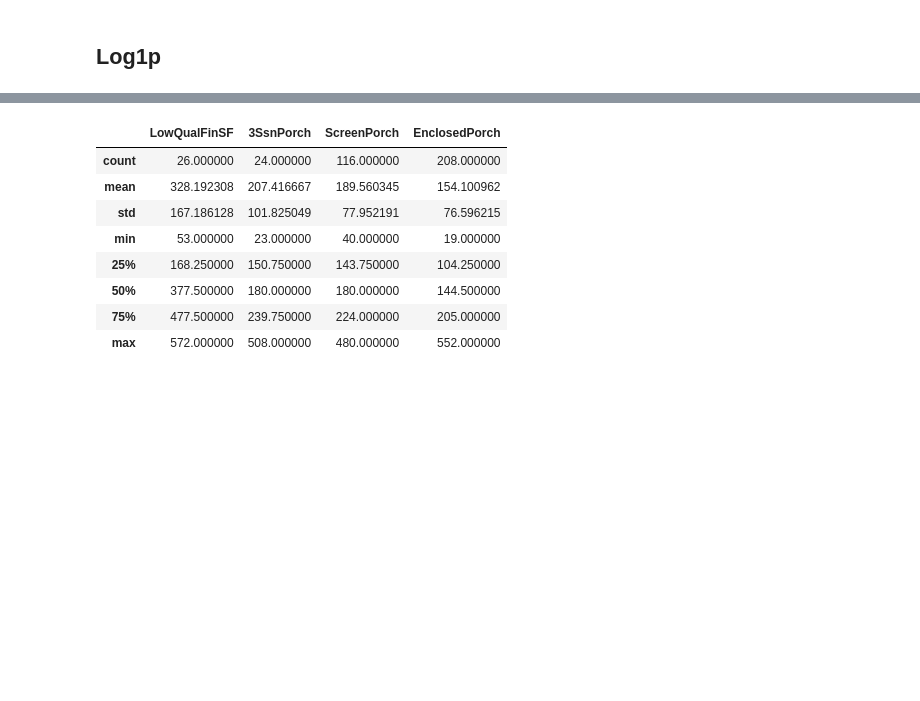
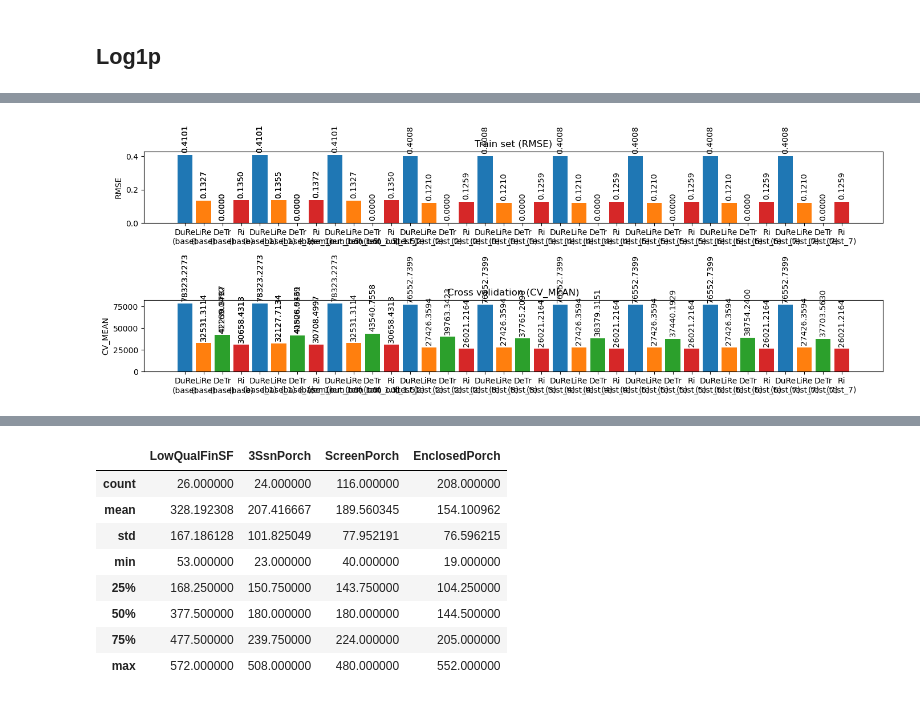
Before and after one commit to javrudsky/machine_learning, a Jupyter notebook: kaggle/housing/housing_v1.ipynb, the cells around one changed output, grey strips where cells are left out. Cells and saved outputs as stored; diff of their text form; code cells hidden in the pictures; blank space fills up the shorter version.

```diff
--- a/kaggle/housing/housing_v1.ipynb
+++ b/kaggle/housing/housing_v1.ipynb
@@ -37,6 +50,7 @@ g_random_state = 0
 g_test_size = 0.2  # Proportion of the dataset to include in the test split
 g_max_ohe_cardinality = 18  # Maximum unique values for one-hot encoding
 g_df_scores = pd.DataFrame() #  DataFrame to store scores
+g_lbl_cnt = 0
 # %% [markdown]
 ## Category fields
 # %%
@@ -983,0 +1089,77 @@ New shape (1391, 81)
+# %%
+key_num = g_col_split_dic["key_num"]
+feat_count = g_col_split_dic["feat_count"]
+
+g_lbl_cnt+=1
+print("Current Label:", g_lbl_cnt)
+run_label = "test_" + str(g_lbl_cnt)
+
+
+outl = ["LotFrontage", "BsmtFinSF1", "BsmtUnfSF", "TotalBsmtSF", "1stFlrSF", "2ndFlrSF", "GarageArea", "OpenPorchSF", "LotArea", "GrLivArea"]
+
+
+outl_all = np.unique(np.concatenate((key_num, outl)))
+df_rmv = remove_outliers(df_ready, outl_all, 1.5)
+
+#feat_count = ["BsmtFullBath", "BsmtHalfBath", "FullBath", "HalfBath", "BedroomAbvGr", "KitchenAbvGr", "TotRmsAbvGrd", "Fireplaces", "GarageCars"]
+# let's try creating features
+df_rmv["HouseAge"] = datetime.now().year - df_rmv["YearBuilt"]
+df_rmv["TotalSF"] = df_rmv["TotalBsmtSF"] + df_rmv["1stFlrSF"] + df_rmv["2ndFlrSF"]
+df_rmv["TotalBath"] = df_rmv["FullBath"] + df_rmv["HalfBath"] * 0.5
+df_rmv["TotalSFSqrt"] = np.sqrt(df_rmv["TotalSF"])
+df_rmv["GrLivAreaSqrt"] = np.sqrt(df_rmv["GrLivArea"])
+
+df_rmv = log1p_transform(df_rmv, columns=key_num)
+
+
+
+# For each of this full 0 columns, try to add a binary yes/no column
+# BsmtFinSF2, PoolArea, WoodDeckSF are mostly 0 (75%). We can add a 1/0 feature and normalize the value
+# MasVnrAre, can try the same (50%)
+#zeros_cols = ["LowQualFinSF", "3SsnPorch", "ScreenPorch", "EnclosedPorch"]
+bin_cols = ["3SsnPorch", "LowQualFinSF", "ScreenPorch", "EnclosedPorch", "PoolArea", "BsmtFinSF2", "MasVnrArea", "2ndFlrSF", "TotalBsmtSF", "Fireplaces"]
+
+for col in bin_cols:
+     df_rmv[col + "_bin"] = df_rmv[col].apply(lambda x: 1 if x > 0 else 0)
+
+#rem_out_02 = ["LotFrontage", "BsmtFinSF1", "BsmtUnfSF", "TotalBsmtSF", "1stFlrSF", "2ndFlrSF", "GarageArea", "OpenPorchSF"]
+zcols = ["3SsnPorch", "ScreenPorch", "EnclosedPorch", "PoolArea", "BsmtFinSF2", "WoodDeckSF", "BsmtFinSF1", "GarageArea", "HouseAge", "MiscVal"]
+std1_cols = ["3SsnPorch", "ScreenPorch", "EnclosedPorch", "PoolArea", \
+             "BsmtFinSF2", "WoodDeckSF", "GarageArea", "LotFrontage", \
+             "1stFlrSF", "2ndFlrSF", "OpenPorchSF", \
+             "TotalBsmtSF", "HouseAge", "GrLivAreaSqrt", "TotalSFSqrt", "GrLivArea", "TotalSF",
+            "YearRemodAdd", "BsmtUnfSF", "GarageYrBlt",  "MiscVal", "YrSold", "TotalSFSqrt", "GrLivAreaSqrt"]
+
+
+#wcols =  ["YearRemodAdd", "BsmtUnfSF", "GarageYrBlt",  "MiscVal", "YrSold", "TotalSF", "TotalSFSqrt", "GrLivAreaSqrt"]
+
+# Log1p and stdnorm
+# LotFrontage no
+# TotalBsmtSF no no
+# 1stFlrSF no
+# 2ndFlrSF no
+# OpenPorchSF no
+
+# Transforming PoolArea increases performance notably
+# Binary column for PoolArea helps when also log1p transform
+# Binary column for BsmtFinSF2 helps when also log1p transform
+# For MasVnrArea, creating a binary column only works. No log1p transformation
+
+# WoodDeckSF not help when both
+df_rmv = log1p_transform(df_rmv, columns=zcols)
+#df_rmv = df_rmv.drop(["MiscVal"], axis=1) # Removing this column increases costs
+# df_rmv = df_rmv.drop(["TotalSF", "GrLivArea"], axis=1) # Removing this column increases costs
+
+X, Y, X_test, Y_test = split_data(df_rmv)
+
+X, X_test = encode_categories(X, Y, X_test, Y_test, g_ord_cols, g_ord_cat_maps, g_target_feature)
+std_cols = np.unique(np.concatenate((bin_cols, std1_cols)))
+
+X, X_test = std_norm(X, X_test, columns=std_cols)
+
+eval_models(X, Y, X_test, Y_test, label=run_label)
+
+# Uncomment line below to show global results (the source of the graphic)
+#show_global_scores()
+plot_scores()
+# %% [output]
@@ -983,0 +1179 @@ New shape (1391, 81)
+[figure, added]
```
Also changed, not shown: parts of 41 cells of this notebook, 1 other file.
